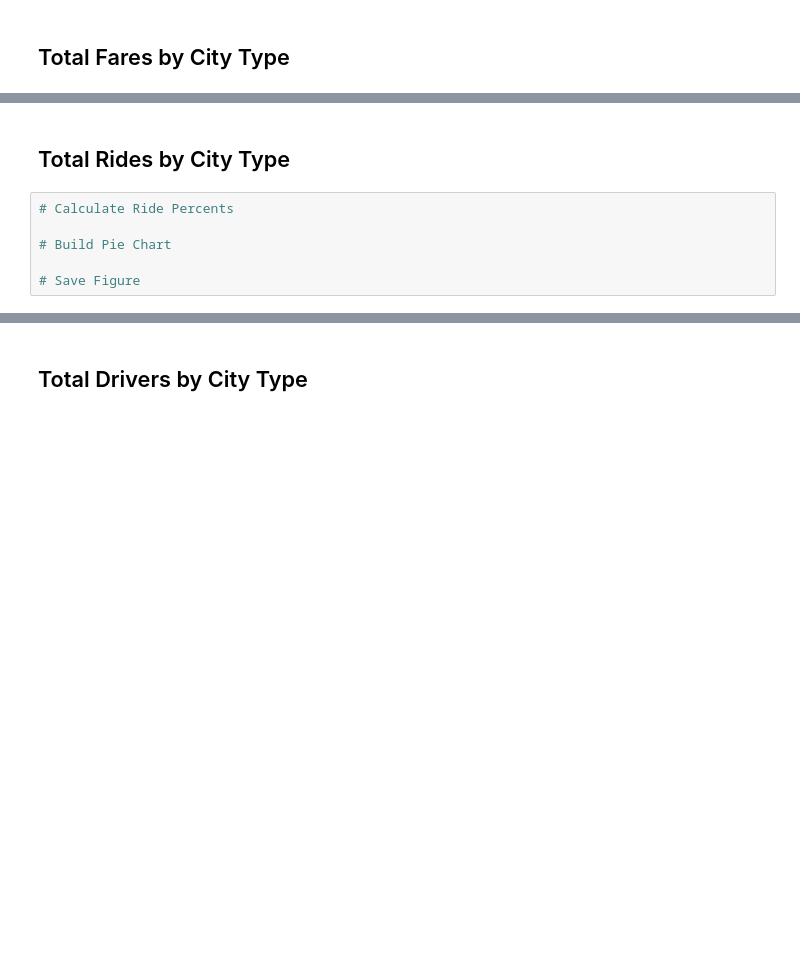
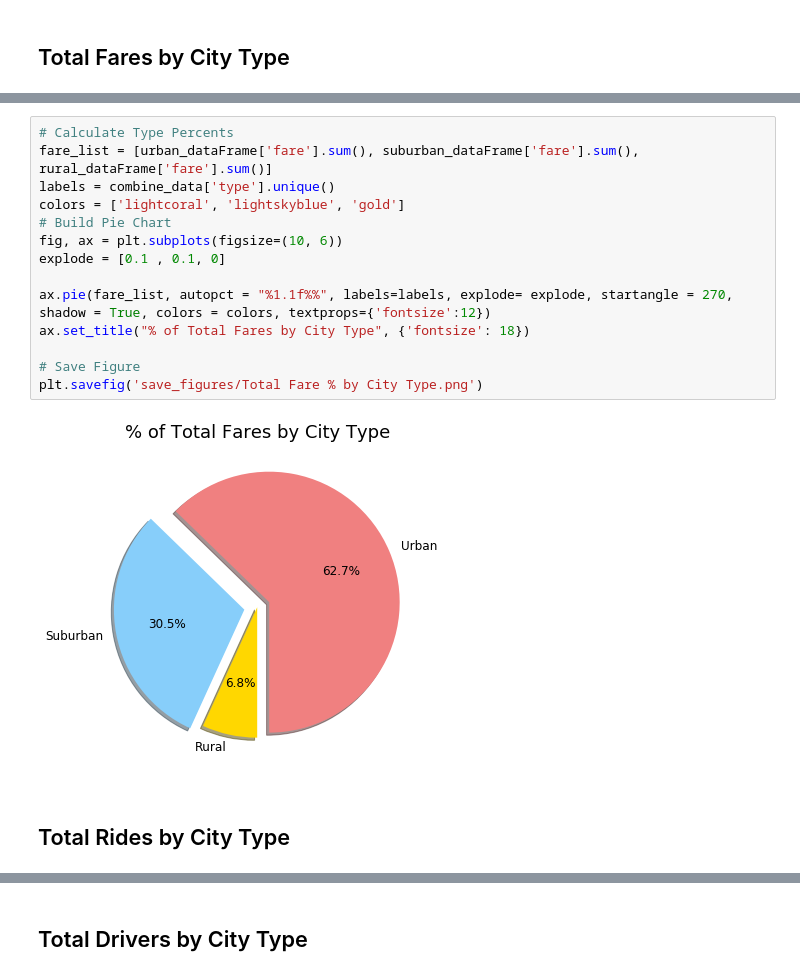
Before and after one commit to dxvo/hw5, a Jupyter notebook: final.ipynb, the cells around one changed output, grey strips where cells are left out. Cells and saved outputs as stored; diff of their text form; blank space fills up the shorter version.

```diff
--- a/final.ipynb
+++ b/final.ipynb
@@ -98,8 +89,18 @@ plt.show()
+# %%
+# Calculate Type Percents
+fare_list = [urban_dataFrame['fare'].sum(), suburban_dataFrame['fare'].sum(), rural_dataFrame['fare'].sum()]
+labels = combine_data['type'].unique()
+colors = ['lightcoral', 'lightskyblue', 'gold']
+# Build Pie Chart
+fig, ax = plt.subplots(figsize=(10, 6))
+explode = [0.1 , 0.1, 0]
+
+ax.pie(fare_list, autopct = "%1.1f%%", labels=labels, explode= explode, startangle = 270, shadow = True, colors = colors, textprops={'fontsize':12})
+ax.set_title("% of Total Fares by City Type", {'fontsize': 18})
+
+# Save Figure
+plt.savefig('save_figures/Total Fare % by City Type.png')
+# %% [output]
+[figure, added]
 # %% [markdown]
 ## Total Rides by City Type
-# %%
-# Calculate Ride Percents
-
-# Build Pie Chart
-
-# Save Figure
```
Also changed, not shown: parts of 11 cells of this notebook, 8 other files.
